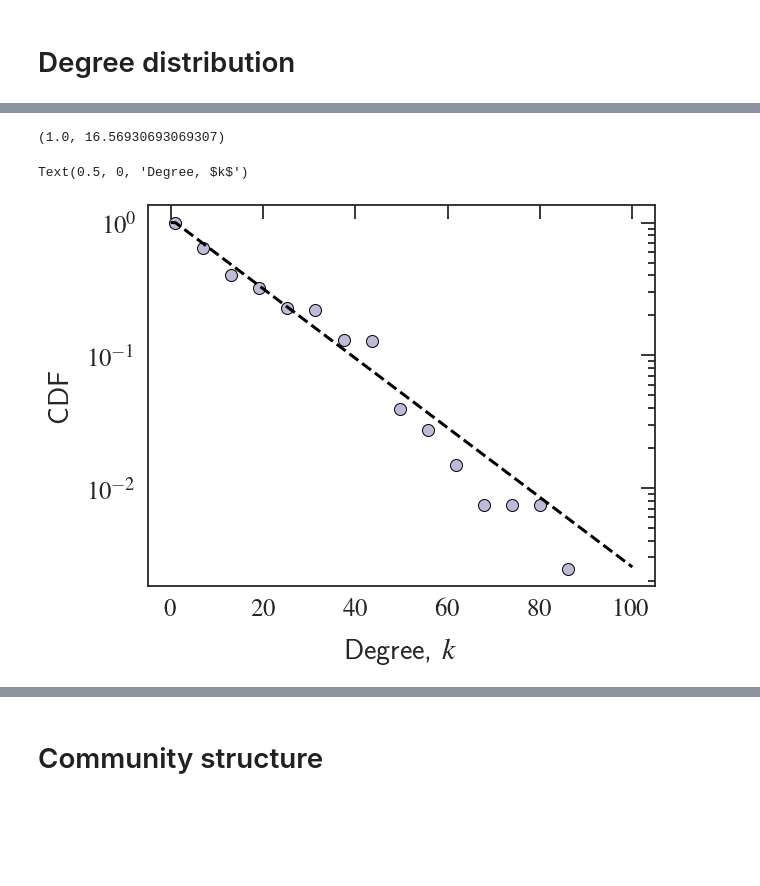
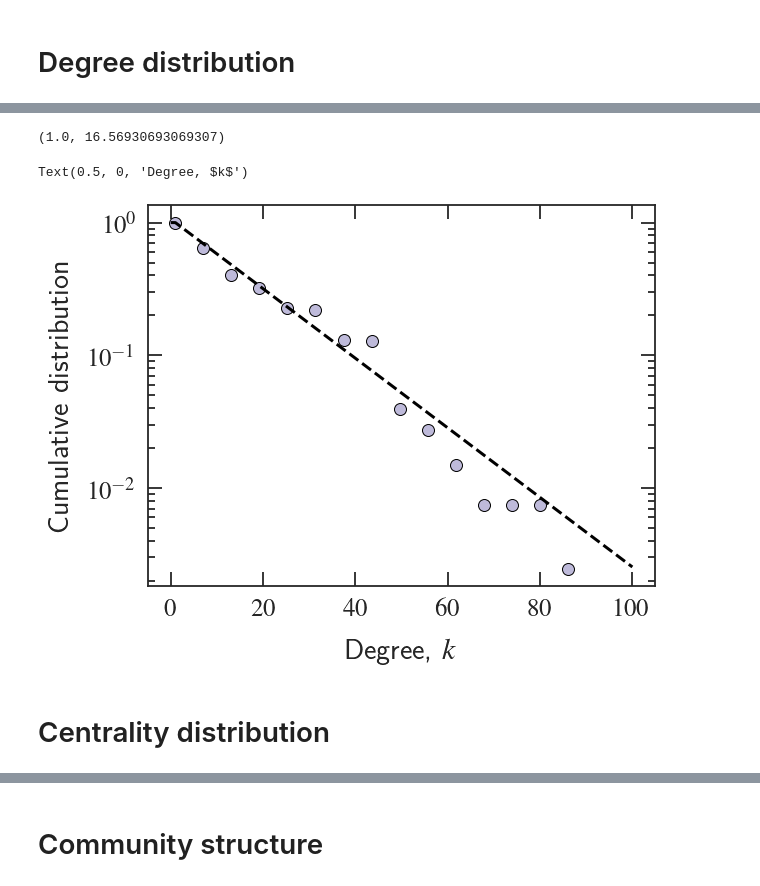
Before and after one commit to lgaalves/AppliedMathSchoolLectures, a Jupyter notebook: day-6-complex-network-analysis-of-corruption/03 - Corruption Network.ipynb, the cells around one changed output, grey strips where cells are left out. Drawn from its saved outputs; the diff is of its cells as text; code cells hidden in the pictures; blank space fills up the shorter version.

```diff
--- a/day-6-complex-network-analysis-of-corruption/03 - Corruption Network.ipynb
+++ b/day-6-complex-network-analysis-of-corruption/03 - Corruption Network.ipynb
@@ -142,0 +216,22 @@ Text(0.5, 0, 'Scandals')
+# %%
+loc, scale = stats.expon.fit(df_size['size'], floc=0)
+# %%
+fig, ax = plt.subplots(figsize=figsize)
+ax.plot(bins, densities,
+        marker='o',
+        color='r',
+        markeredgecolor='k',
+        markersize=12,
+        linewidth=0)
+
+rX = np.linspace(0,30, 100)
+params = stats.expon.fit(df_size['size'])
+rP=1-stats.expon.cdf(rX, *params)
+print(params)
+ax.plot(rX, rP,'k--',linewidth=3)
+
+ax.xaxis.set_major_locator(ticker.MultipleLocator(10))
+
+ax.set_yscale('log')
+ax.set_ylabel(r"Cumulative Distribution")
+ax.set_xlabel(r"Degree, $k$")
@@ -286,25 +459,27 @@ loc, scale = stats.expon.fit(degree_sequence, floc=0)
 # %%
 fig, ax = plt.subplots(figsize=figsize)
 bins, densities=cdf(np.array(degree_sequence))
 ax.plot(bins, densities,
         marker='o',
         color='#bebada',
         markeredgecolor='k',
         markersize=12,
         linewidth=0)
 
 rX = np.linspace(0,100, 100)
 params = stats.expon.fit(degree_sequence)
 rP=1-stats.expon.cdf(rX, *params)
 print(params)
 ax.plot(rX, rP,'k--',linewidth=3)
 
 ax.xaxis.set_major_locator(ticker.MultipleLocator(20))
 
 ax.set_yscale('log')
-ax.set_ylabel(r"CDF")
+ax.set_ylabel(r"Cumulative distribution")
 ax.set_xlabel(r"Degree, $k$")
 # %% [output]
 (1.0, 16.56930693069307)
 Text(0.5, 0, 'Degree, $k$')
-[figure, old version]
+[figure, new version]
+# %% [markdown]
+# Centrality distribution
```
Also changed, not shown: parts of 30 cells of this notebook.
